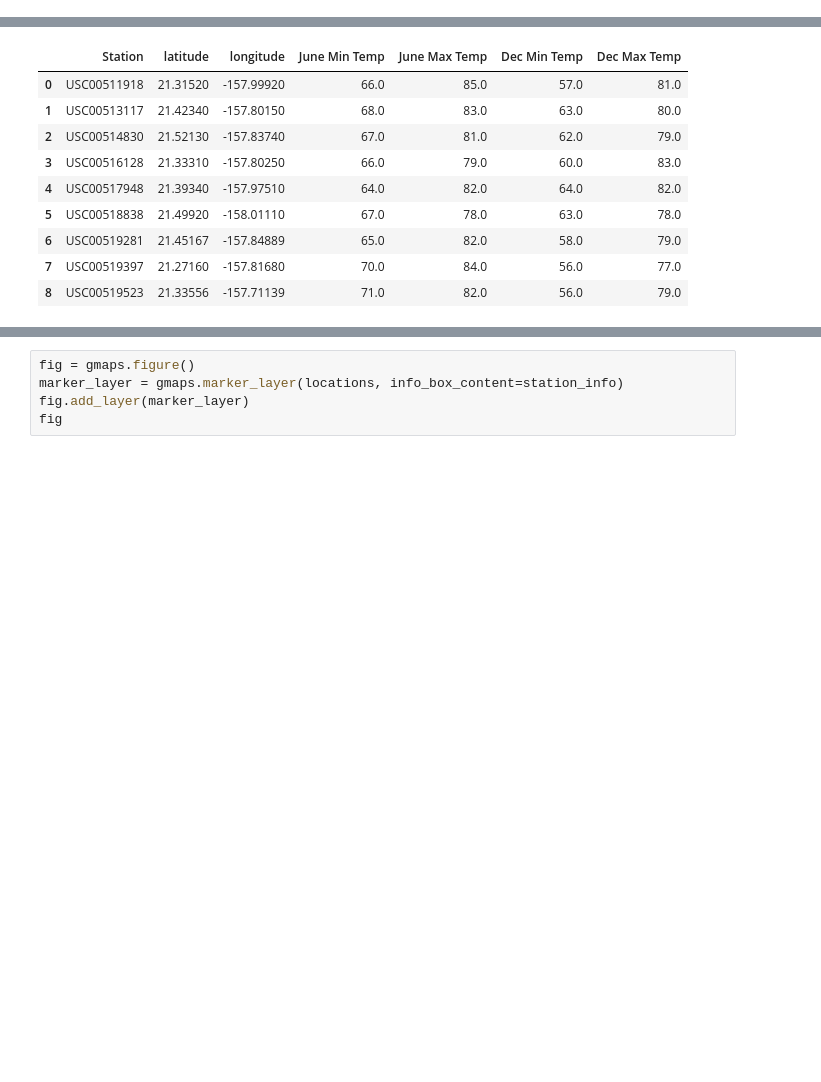
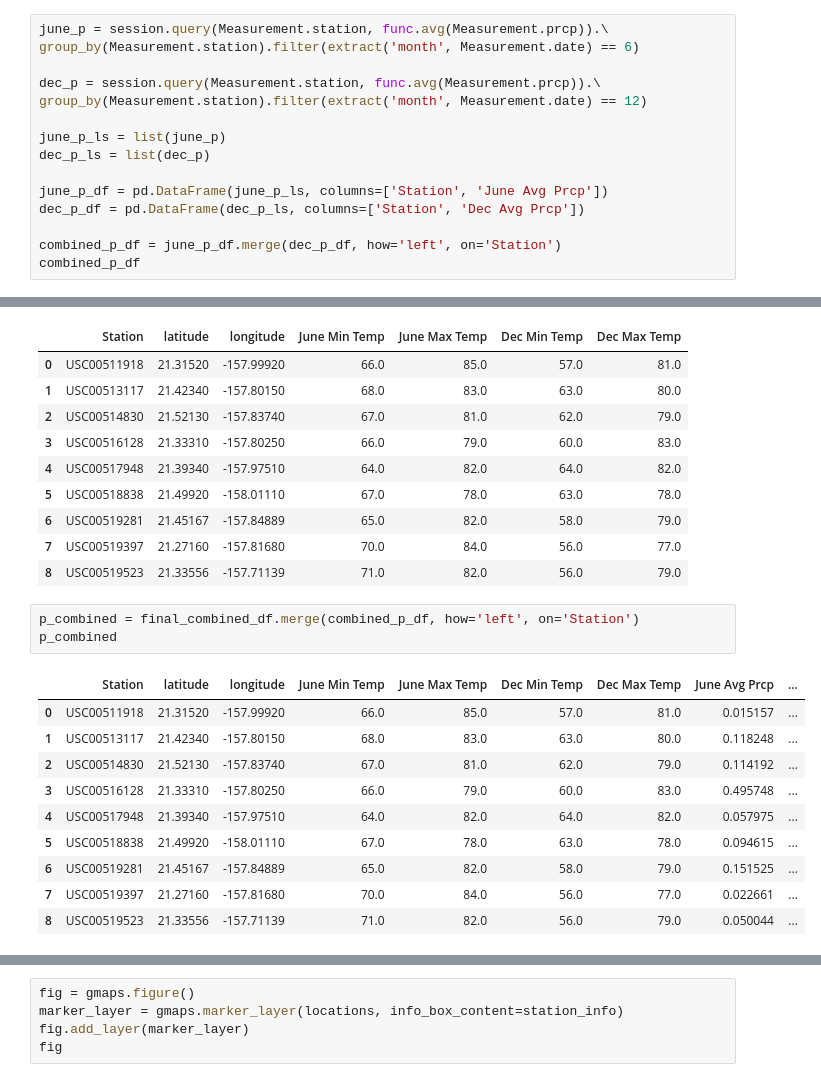
Before and after one commit to donovancai/surfs_up, a Jupyter notebook: SurfsUp_Challenge.ipynb, the cells around one changed output, grey strips where cells are left out. Drawn from its saved outputs; the diff is of its cells as text; blank space fills up the shorter version.

```diff
--- a/SurfsUp_Challenge.ipynb
+++ b/SurfsUp_Challenge.ipynb
@@ -281,3 +281,18 @@ stations_df
 | 6 | USC00519281 | 21.45167 | -157.84889 |
 | 7 | USC00519397 | 21.27160 | -157.81680 |
 | 8 | USC00519523 | 21.33556 | -157.71139 |
+# %%
+june_p = session.query(Measurement.station, func.avg(Measurement.prcp)).\
+group_by(Measurement.station).filter(extract('month', Measurement.date) == 6)
+
+dec_p = session.query(Measurement.station, func.avg(Measurement.prcp)).\
+group_by(Measurement.station).filter(extract('month', Measurement.date) == 12)
+
+june_p_ls = list(june_p)
+dec_p_ls = list(dec_p)
+
+june_p_df = pd.DataFrame(june_p_ls, columns=['Station', 'June Avg Prcp'])
+dec_p_df = pd.DataFrame(dec_p_ls, columns=['Station', 'Dec Avg Prcp'])
+
+combined_p_df = june_p_df.merge(dec_p_df, how='left', on='Station')
+combined_p_df
@@ -295,4 +321,18 @@ final_combined_df
 | 6 | USC00519281 | 21.45167 | -157.84889 | 65.0 | 82.0 | 58.0 | 79.0 |
 | 7 | USC00519397 | 21.27160 | -157.81680 | 70.0 | 84.0 | 56.0 | 77.0 |
 | 8 | USC00519523 | 21.33556 | -157.71139 | 71.0 | 82.0 | 56.0 | 79.0 |
+# %%
+p_combined = final_combined_df.merge(combined_p_df, how='left', on='Station')
+p_combined
+# %% [output]
+|  | Station | latitude | longitude | June Min Temp | June Max Temp | Dec Min Temp | Dec Max Temp | June Avg Prcp | ... |
+| 0 | USC00511918 | 21.31520 | -157.99920 | 66.0 | 85.0 | 57.0 | 81.0 | 0.015157 | ... |
+| 1 | USC00513117 | 21.42340 | -157.80150 | 68.0 | 83.0 | 63.0 | 80.0 | 0.118248 | ... |
+| 2 | USC00514830 | 21.52130 | -157.83740 | 67.0 | 81.0 | 62.0 | 79.0 | 0.114192 | ... |
+| 3 | USC00516128 | 21.33310 | -157.80250 | 66.0 | 79.0 | 60.0 | 83.0 | 0.495748 | ... |
+| 4 | USC00517948 | 21.39340 | -157.97510 | 64.0 | 82.0 | 64.0 | 82.0 | 0.057975 | ... |
+| 5 | USC00518838 | 21.49920 | -158.01110 | 67.0 | 78.0 | 63.0 | 78.0 | 0.094615 | ... |
+| 6 | USC00519281 | 21.45167 | -157.84889 | 65.0 | 82.0 | 58.0 | 79.0 | 0.151525 | ... |
+| 7 | USC00519397 | 21.27160 | -157.81680 | 70.0 | 84.0 | 56.0 | 77.0 | 0.022661 | ... |
+| 8 | USC00519523 | 21.33556 | -157.71139 | 71.0 | 82.0 | 56.0 | 79.0 | 0.050044 | ... |
 # %%
```
Also changed, not shown: parts of 3 cells of this notebook, 4 other files.
